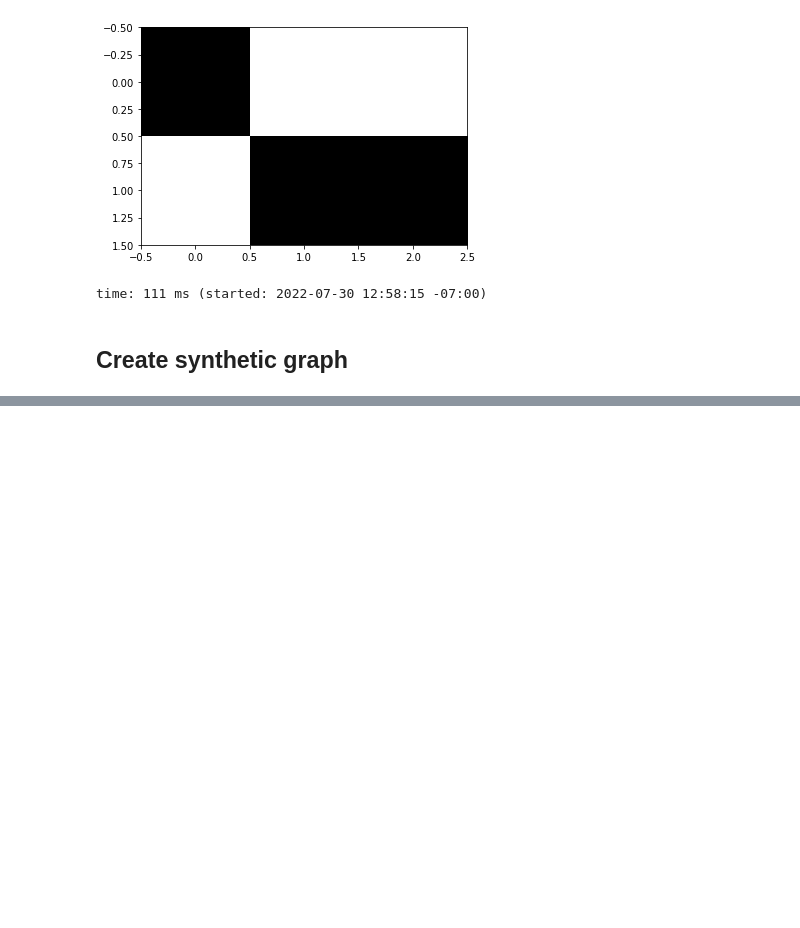
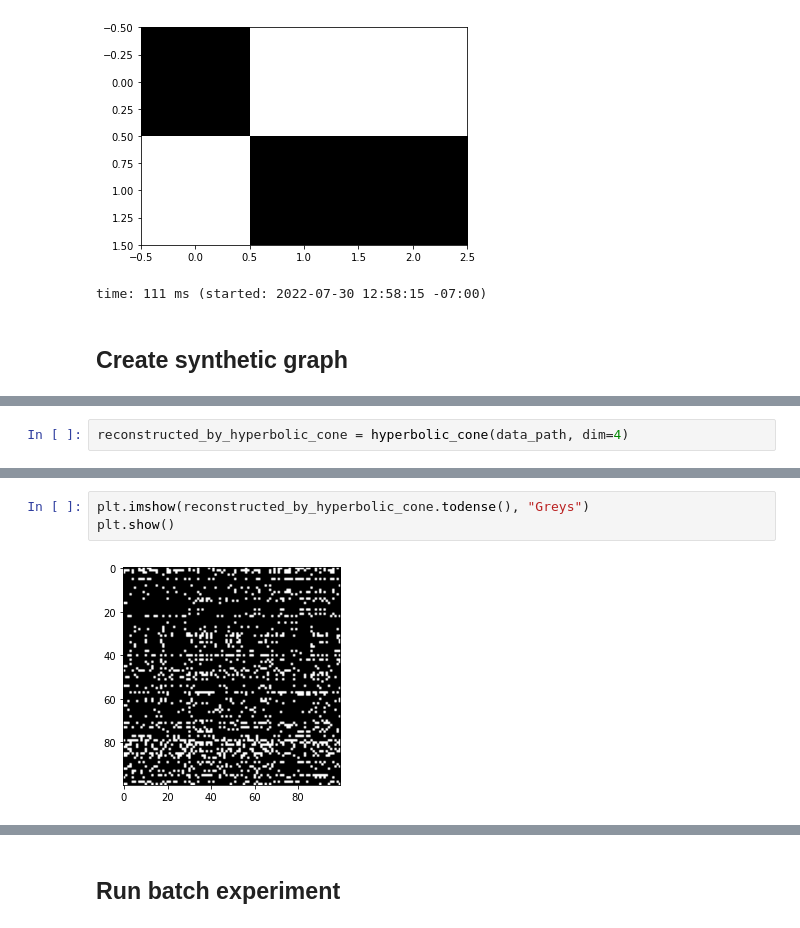
Before and after one commit to WenXinDong2018/bipartite_graph_representation, a Jupyter notebook: src/learning/notebooks/demo.ipynb, the cells around one changed output, grey strips where cells are left out. Cells and saved outputs as stored; diff of their text form; blank space fills up the shorter version.

```diff
--- a/src/learning/notebooks/demo.ipynb
+++ b/src/learning/notebooks/demo.ipynb
@@ -327,0 +355,2 @@ time: 91.1 ms (started: 2022-07-30 21:54:50 -07:00)
+# %%
+reconstructed_by_hyperbolic_cone = hyperbolic_cone(data_path, dim=4)
@@ -327,0 +411,5 @@ time: 91.1 ms (started: 2022-07-30 21:54:50 -07:00)
+# %%
+plt.imshow(reconstructed_by_hyperbolic_cone.todense(), "Greys")
+plt.show()
+# %% [output]
+[figure, added]
@@ -327,0 +417,2 @@ time: 91.1 ms (started: 2022-07-30 21:54:50 -07:00)
+# %% [markdown]
+## Run batch experiment
```
Also changed, not shown: parts of 28 cells of this notebook, 21 other files.
